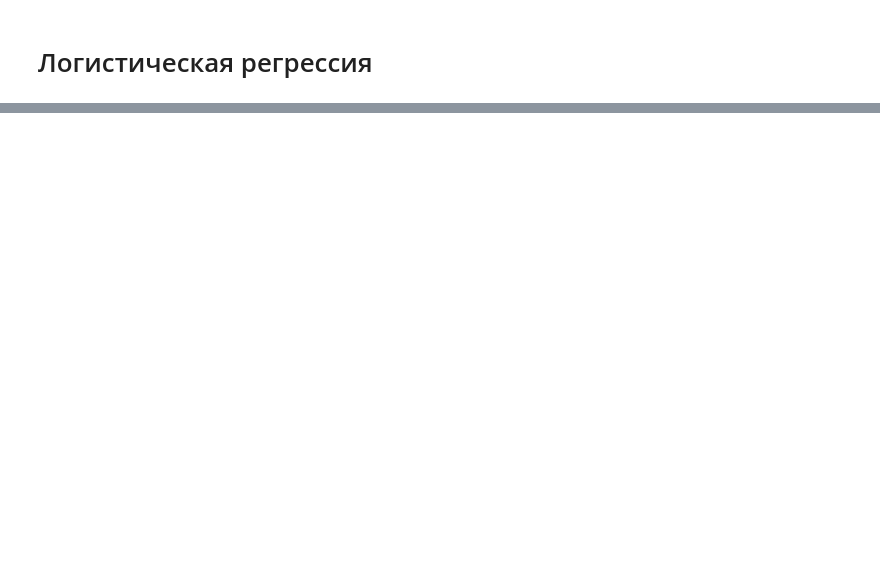
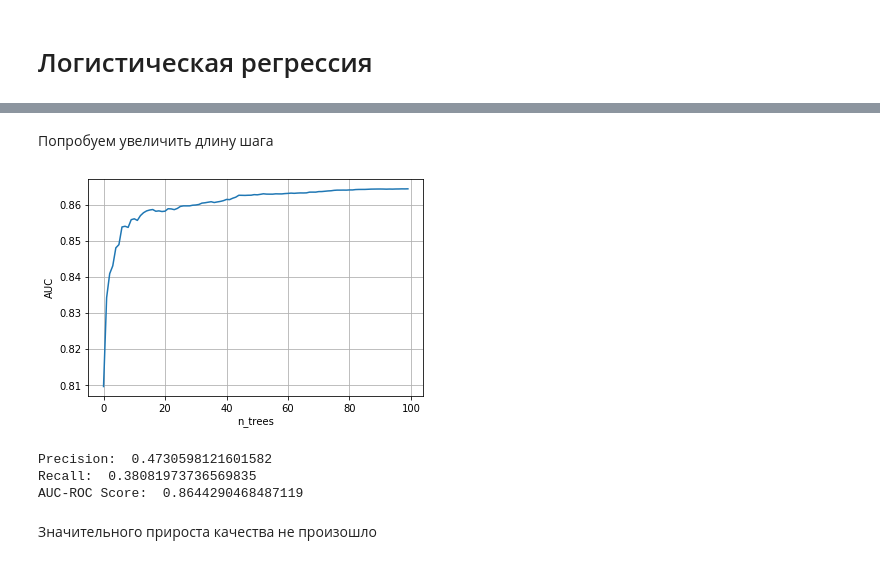
Before and after one commit to Astemir90/Raiff_Group5_CreditScoring, a Jupyter notebook: Raiff_Group5_CreditScoring.ipynb, the cells around one changed output, grey strips where cells are left out. Cells and saved outputs as stored; diff of their text form; code cells hidden in the pictures; blank space fills up the shorter version.

```diff
--- a/Raiff_Group5_CreditScoring.ipynb
+++ b/Raiff_Group5_CreditScoring.ipynb
@@ -228,0 +409,30 @@ data_altered.describe()
+# %% [markdown]
+Попробуем увеличить длину шага
+# %%
+gbm = CatBoostClassifier(iterations=100,
+                          depth=5,
+                          learning_rate=0.1,
+                          loss_function='Logloss',
+                          eval_metric='AUC',
+                          verbose=False)
+gbm.fit(train_set, eval_set=test_set)
+gbm_preds = gbm.predict_proba(Xtest)
+# %%
+eval_metrics = gbm.get_evals_result()
+plt.plot(eval_metrics['validation']['AUC'])
+plt.xlabel('n_trees')
+plt.ylabel('AUC')
+plt.grid()
+# %% [output]
+[figure, added]
+# %%
+gbm_classes = (gbm_preds[:, 1] > 0.3)
+print('Precision: ', metrics.precision_score(ytest, gbm_classes))
+print('Recall: ', metrics.recall_score(ytest, gbm_classes))
+print('AUC-ROC Score: ', metrics.roc_auc_score(ytest, gbm_preds[:, 1]))
+# %% [output]
+Precision:  0.4730598121601582
+Recall:  0.38081973736569835
+AUC-ROC Score:  0.8644290468487119
+# %% [markdown]
+Значительного прироста качества не произошло
```
Also changed, not shown: parts of 89 cells of this notebook.
